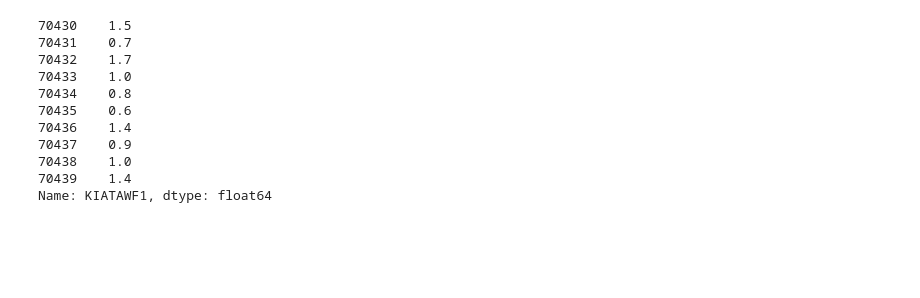
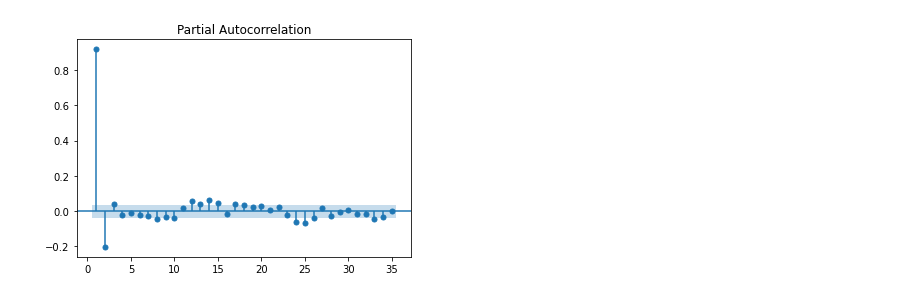
Before and after one commit to vitorp4/Data-Science, a Jupyter notebook: Regressão com MLP (serie temporal)/MLP (time series).ipynb, the cells around one changed output. Saved outputs shown, nothing was run; the diff lists cells and outputs as text; code cells hidden in the pictures; blank space fills up the shorter version.

```diff
--- a/Regressão com MLP (serie temporal)/MLP (time series).ipynb
+++ b/Regressão com MLP (serie temporal)/MLP (time series).ipynb
@@ -103,14 +123,5 @@ pred.head(13)
-# %%
-test[:10]
-# %% [output]
-70430    1.5
-70431    0.7
-70432    1.7
-70433    1.0
-70434    0.8
-70435    0.6
-70436    1.4
-70437    0.9
-70438    1.0
-70439    1.4
-Name: KIATAWF1, dtype: float64
+# %%
+plot_pacf(test, zero=False)
+plt.show()
+# %% [output]
+[figure, added]
```
Also changed, not shown: parts of 10 cells of this notebook, 4 other files.
